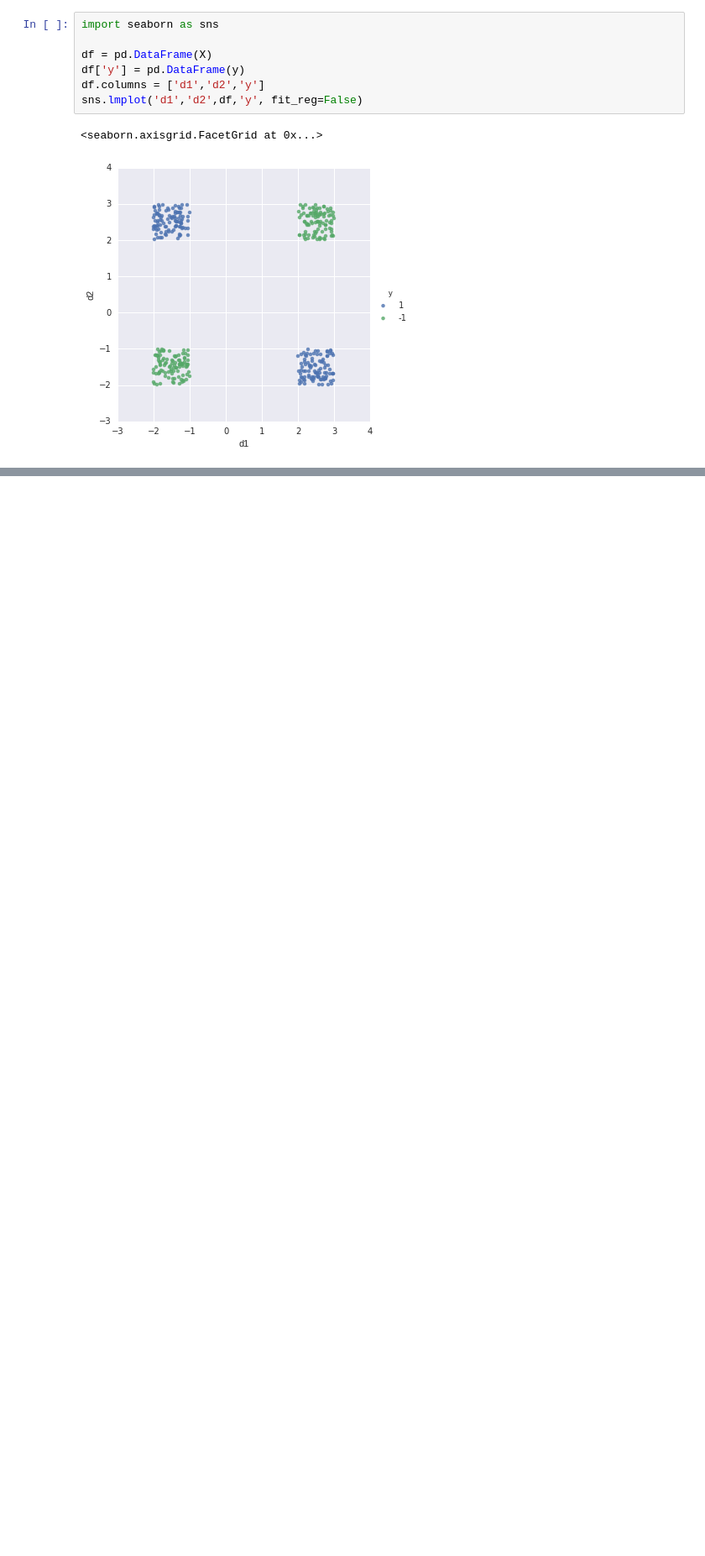
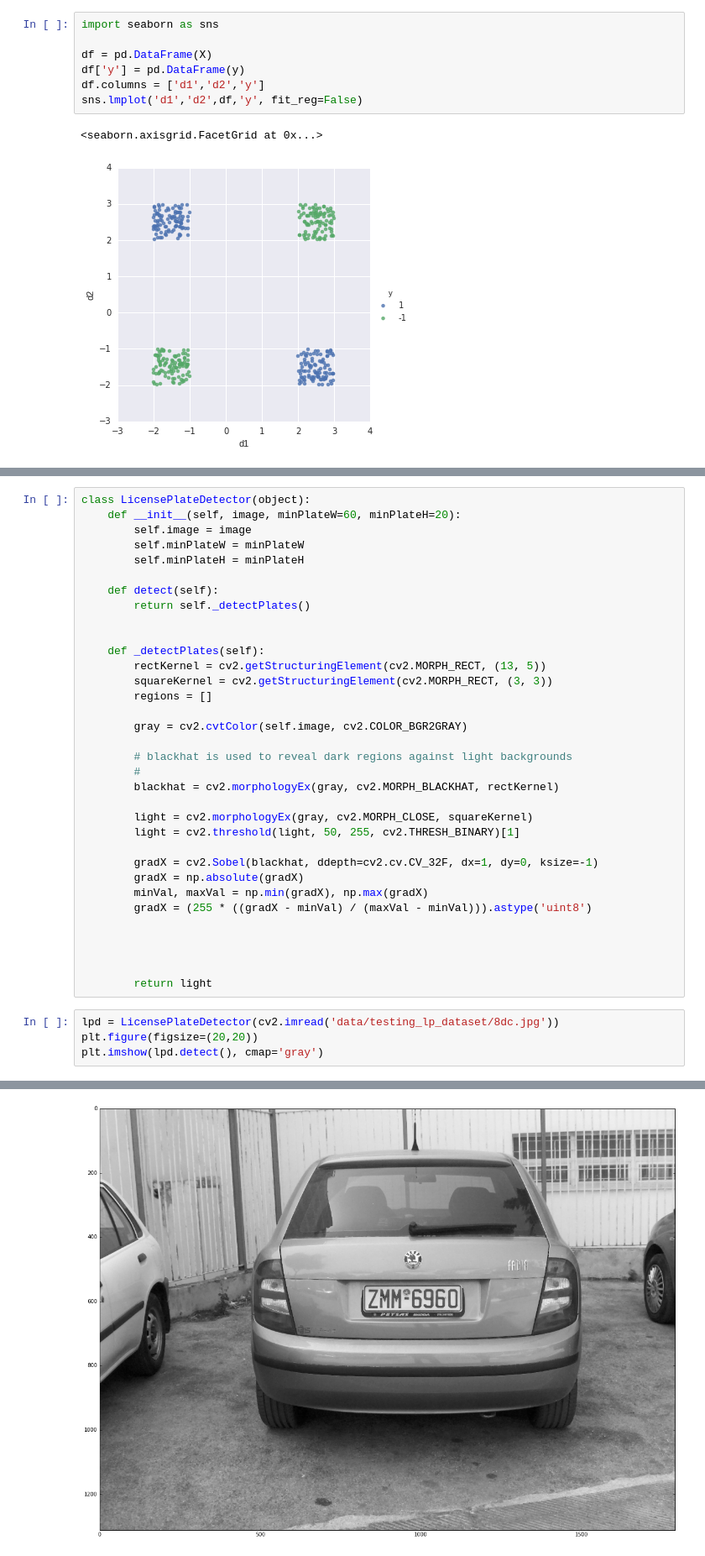
Before and after one commit to YaroslavSchubert/pyimagegurus, a Jupyter notebook: MONTH_3_1.ipynb, the cells around one changed output, grey strips where cells are left out. Shown at 84% size. Saved outputs shown, nothing was run; the diff lists cells and outputs as text; blank space fills up the shorter version.

Commit message:
lp detector

```diff
--- a/MONTH_3_1.ipynb
+++ b/MONTH_3_1.ipynb
@@ -210,0 +348,39 @@ sns.lmplot('d1','d2',df,'y', fit_reg=False)
+# %%
+class LicensePlateDetector(object):
+    def __init__(self, image, minPlateW=60, minPlateH=20):
+        self.image = image
+        self.minPlateW = minPlateW
+        self.minPlateH = minPlateH
+
+    def detect(self):
+        return self._detectPlates()
+
+
+    def _detectPlates(self):
+        rectKernel = cv2.getStructuringElement(cv2.MORPH_RECT, (13, 5))
+        squareKernel = cv2.getStructuringElement(cv2.MORPH_RECT, (3, 3))
+        regions = []
+
+        gray = cv2.cvtColor(self.image, cv2.COLOR_BGR2GRAY)
+
+        # blackhat is used to reveal dark regions against light backgrounds
+        #
+        blackhat = cv2.morphologyEx(gray, cv2.MORPH_BLACKHAT, rectKernel)
+
+        light = cv2.morphologyEx(gray, cv2.MORPH_CLOSE, squareKernel)
+        light = cv2.threshold(light, 50, 255, cv2.THRESH_BINARY)[1]
+
+        gradX = cv2.Sobel(blackhat, ddepth=cv2.cv.CV_32F, dx=1, dy=0, ksize=-1)
+        gradX = np.absolute(gradX)
+        minVal, maxVal = np.min(gradX), np.max(gradX)
+        gradX = (255 * ((gradX - minVal) / (maxVal - minVal))).astype('uint8')
+
+
+
+
+        return light
+# %%
+lpd = LicensePlateDetector(cv2.imread('data/testing_lp_dataset/8dc.jpg'))
+plt.figure(figsize=(20,20))
+plt.imshow(lpd.detect(), cmap='gray')
+# %% [output]
@@ -210,0 +388 @@ sns.lmplot('d1','d2',df,'y', fit_reg=False)
+[figure, added]
```
Also changed, not shown: parts of 18 cells of this notebook, 2 other files.
